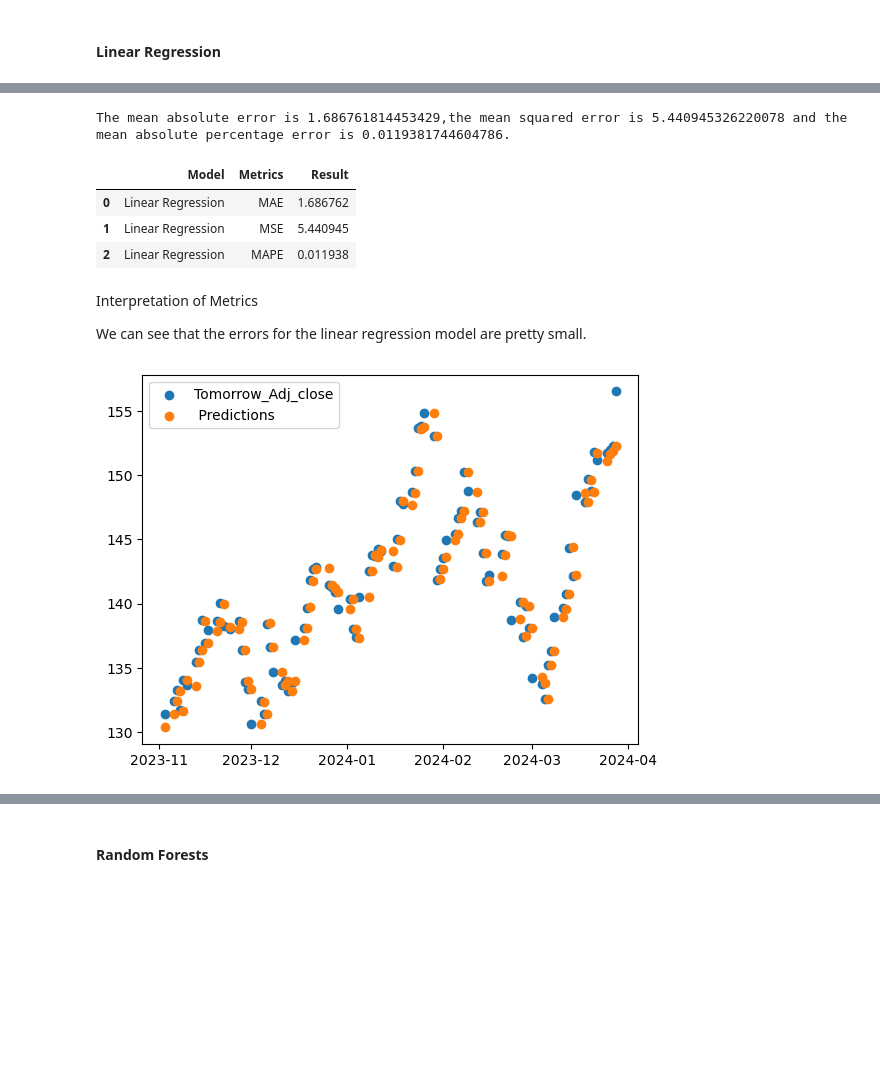
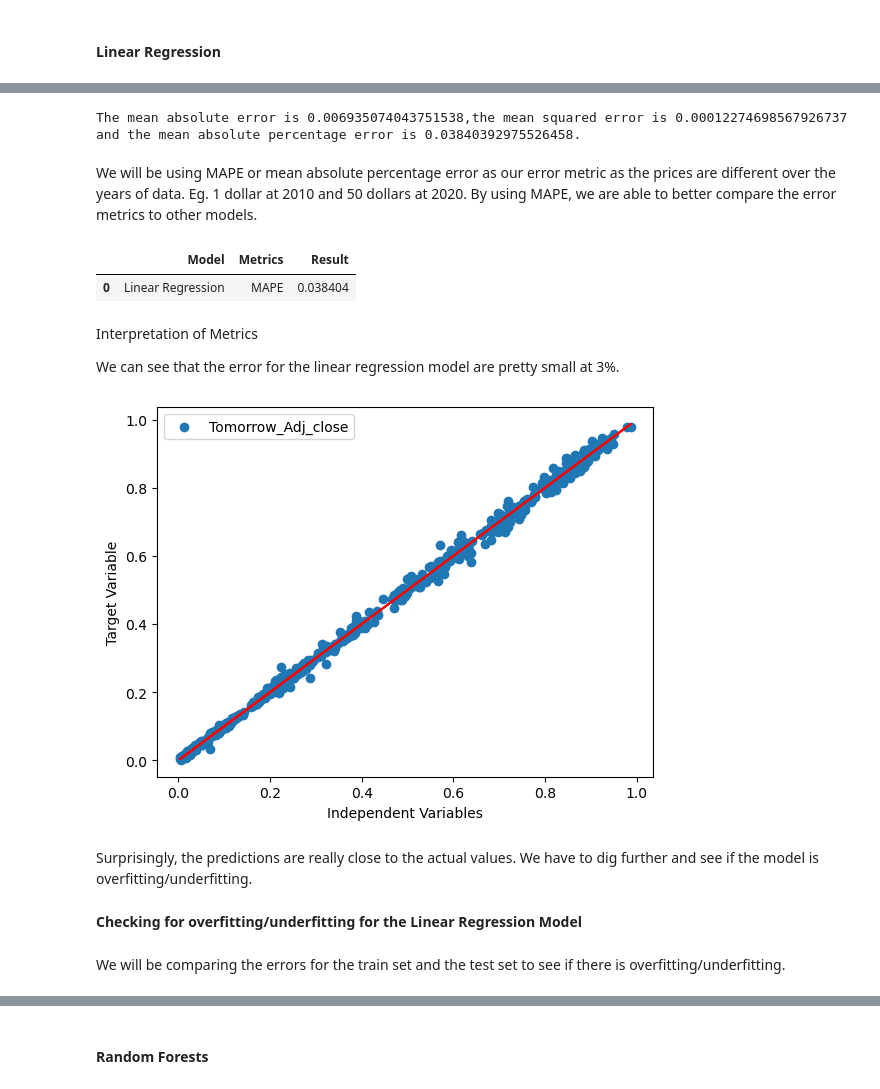
Before and after one commit to Efflorescence01/Stock_Prediction_Cap, a Jupyter notebook: Stock Modeling/Stock_Modeling.ipynb, the cells around one changed output, grey strips where cells are left out. Cells and saved outputs as stored; diff of their text form; code cells hidden in the pictures; blank space fills up the shorter version.

Commit message:
Optimized models.

```diff
--- a/Stock Modeling/Stock_Modeling.ipynb
+++ b/Stock Modeling/Stock_Modeling.ipynb
@@ -133,13 +144,21 @@ The predictors are the columns that we will be using to predict the future price
+# %%
+from sklearn.preprocessing import MinMaxScaler
+#Instantiating scaler
+
+mm_scaler = MinMaxScaler()
+#Scaling the datasets
+scaled_X_train = mm_scaler.fit_transform(X_train)
+scaled_X_test = mm_scaler.transform(X_test)
+scaled_y_train = mm_scaler.fit_transform(y_train)
+scaled_y_test =mm_scaler.transform(y_test)
 # %% [markdown]
 #### Linear Regression
 # %%
-regression_results = model.fit(train[predictors],train["Tomorrow_Adj_close"])
+regression_results = model.fit(scaled_X_train,scaled_y_train)
 # %%
 from sklearn.metrics import mean_absolute_error, mean_squared_error,mean_absolute_percentage_error
 #Getting the predictions of the model
-predictions = model.predict(test[predictors])
+predictions = model.predict(scaled_X_test)
 # %%
-#Turning the predictions into a series for easier readability
-predictions = pd.Series(predictions, index = test.index)
 predictions
 # %% [output]
@@ -158,32 +182,48 @@ Length: 100, dtype: float64
 # %%
 #Getting the mean absolute error and mean squared error
-linear_mae = mean_absolute_error(test['Tomorrow_Adj_close'], predictions)
-linear_mse = mean_squared_error(test['Tomorrow_Adj_close'],predictions)
-linear_mape = mean_absolute_percentage_error(test['Tomorrow_Adj_close'],predictions)
+linear_mae = mean_absolute_error(scaled_y_test, predictions)
+linear_mse = mean_squared_error(scaled_y_test,predictions)
+linear_mape = mean_absolute_percentage_error(scaled_y_test,predictions)
 print(f"The mean absolute error is {linear_mae},the mean squared error is {linear_mse} and the mean absolute percentage error is {linear_mape}.")
 # %% [output]
-The mean absolute error is 1.686761814453429,the mean squared error is 5.440945326220078 and the mean absolute percentage error is 0.0119381744604786.
+The mean absolute error is 0.006935074043751538,the mean squared error is 0.00012274698567926737 and the mean absolute percentage error is 0.03840392975526458.
+# %% [markdown]
+We will be using MAPE or mean absolute percentage error as our error metric as the prices are different over the years of data. Eg. 1 dollar at 2010 and 50 dollars at 2020. By using MAPE, we are able to better compare the error metrics to other models.
 # %%
 Report = {"Model": "Linear Regression",
-          "Metrics":["MAE", "MSE", "MAPE"],
-          "Result": [linear_mae,linear_mse,linear_mape]}
+          "Metrics":["MAPE"],
+          "Result": [linear_mape]}
 Report_df = pd.DataFrame(Report)
 Report_df
 # %% [output]
 |  | Model | Metrics | Result |
-| 0 | Linear Regression | MAE | 1.686762 |
-| 1 | Linear Regression | MSE | 5.440945 |
-| 2 | Linear Regression | MAPE | 0.011938 |
+| 0 | Linear Regression | MAPE | 0.038404 |
 # %% [markdown]
 Interpretation of Metrics
 
-We can see that the errors for the linear regression model are pretty small.
+We can see that the error for the linear regression model are pretty small at 3%.
 # %%
 import matplotlib.pyplot as plt
+# Plotting the predictions against the acutal values
 plt.figure()
-plt.scatter(x=test.index,y=test['Tomorrow_Adj_close'])
-plt.scatter(x=test.index,y=predictions)
-plt.legend(['Tomorrow_Adj_close',' Predictions'])
+plt.scatter(x=scaled_y_test, y=predictions)
+plt.legend(['Tomorrow_Adj_close'])
+plt.xlabel('Independent Variables')
+plt.ylabel('Target Variable')
+
+# Convert scaled_y_test to 1D array
+scaled_y_test_1d = np.ravel(scaled_y_test)
+
+# Calculate the line of best fit
+m, b = np.polyfit(scaled_y_test_1d, predictions, 1)
+plt.plot(scaled_y_test_1d, m*scaled_y_test_1d + b, color='red')
+
 plt.show()
 # %% [output]
-[figure, old version]
+[figure, new version]
+# %% [markdown]
+Surprisingly, the predictions are really close to the actual values. We have to dig further and see if the model is overfitting/underfitting.
+# %% [markdown]
+**Checking for overfitting/underfitting for the Linear Regression Model**
+# %% [markdown]
+We will be comparing the errors for the train set and the test set to see if there is overfitting/underfitting.
```
Also changed, not shown: parts of 49 cells of this notebook.
